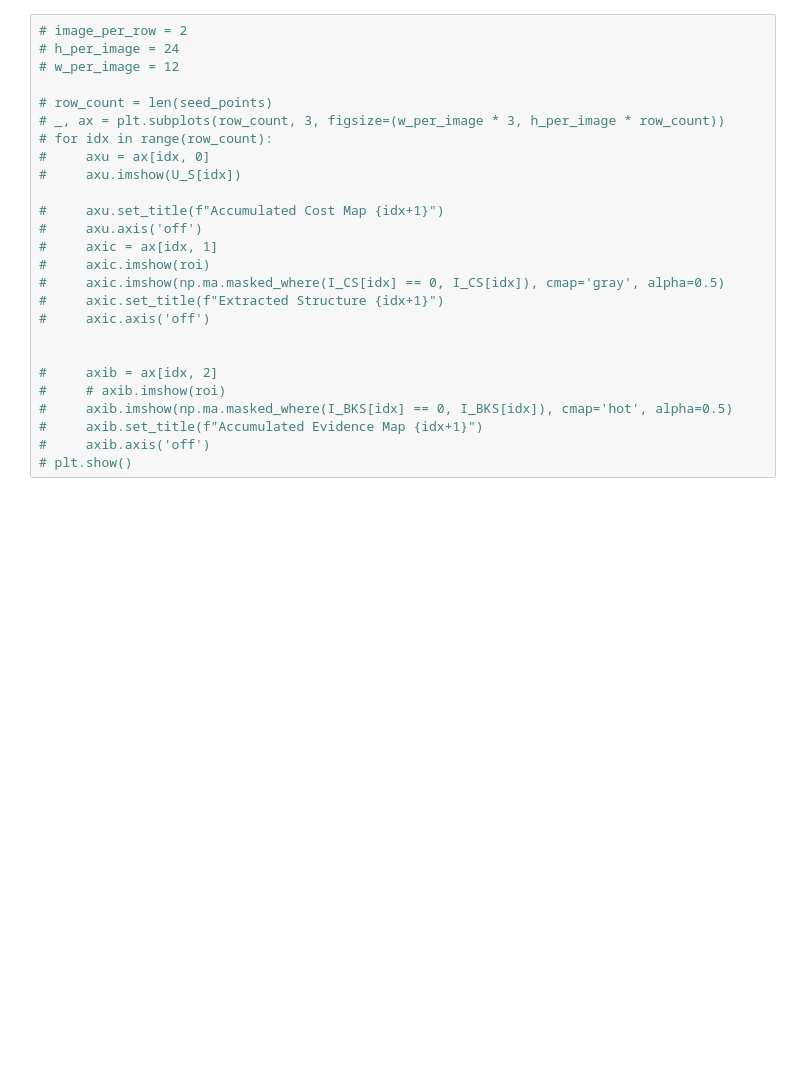
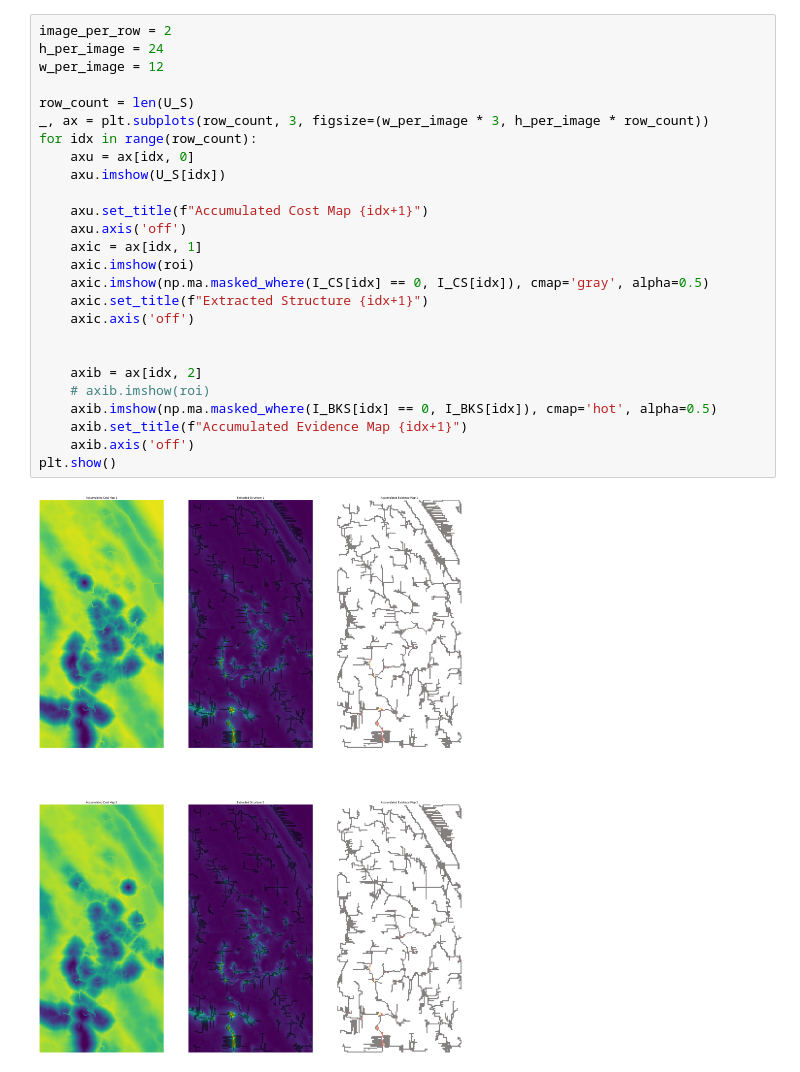
Before and after one commit to Ponywen0819/ienf_q, a Jupyter notebook: notebooks/mppbt.ipynb, the cells around one changed output. Cells and saved outputs as stored; diff of their text form; blank space fills up the shorter version.

```diff
--- a/notebooks/mppbt.ipynb
+++ b/notebooks/mppbt.ipynb
@@ -332,29 +320,31 @@ Processing seed at (np.int64(184), np.int64(75))...
 # %%
-# image_per_row = 2
-# h_per_image = 24
-# w_per_image = 12
+image_per_row = 2
+h_per_image = 24
+w_per_image = 12
 
-# row_count = len(seed_points)
-# _, ax = plt.subplots(row_count, 3, figsize=(w_per_image * 3, h_per_image * row_count))
-# for idx in range(row_count):
-#     axu = ax[idx, 0]
-#     axu.imshow(U_S[idx])
+row_count = len(U_S)
+_, ax = plt.subplots(row_count, 3, figsize=(w_per_image * 3, h_per_image * row_count))
+for idx in range(row_count):
+    axu = ax[idx, 0]
+    axu.imshow(U_S[idx])
 
-#     axu.set_title(f"Accumulated Cost Map {idx+1}")
-#     axu.axis('off')
-#     axic = ax[idx, 1]
-#     axic.imshow(roi)
-#     axic.imshow(np.ma.masked_where(I_CS[idx] == 0, I_CS[idx]), cmap='gray', alpha=0.5)
-#     axic.set_title(f"Extracted Structure {idx+1}")
-#     axic.axis('off')
+    axu.set_title(f"Accumulated Cost Map {idx+1}")
+    axu.axis('off')
+    axic = ax[idx, 1]
+    axic.imshow(roi)
+    axic.imshow(np.ma.masked_where(I_CS[idx] == 0, I_CS[idx]), cmap='gray', alpha=0.5)
+    axic.set_title(f"Extracted Structure {idx+1}")
+    axic.axis('off')
 
 
-#     axib = ax[idx, 2]
-#     # axib.imshow(roi)
-#     axib.imshow(np.ma.masked_where(I_BKS[idx] == 0, I_BKS[idx]), cmap='hot', alpha=0.5)
-#     axib.set_title(f"Accumulated Evidence Map {idx+1}")
-#     axib.axis('off')
-# plt.show()
+    axib = ax[idx, 2]
+    # axib.imshow(roi)
+    axib.imshow(np.ma.masked_where(I_BKS[idx] == 0, I_BKS[idx]), cmap='hot', alpha=0.5)
+    axib.set_title(f"Accumulated Evidence Map {idx+1}")
+    axib.axis('off')
+plt.show()
+# %% [output]
+[figure, added]
 # %%
 
 
```
Also changed, not shown: parts of 9 cells of this notebook, 4 other files.
